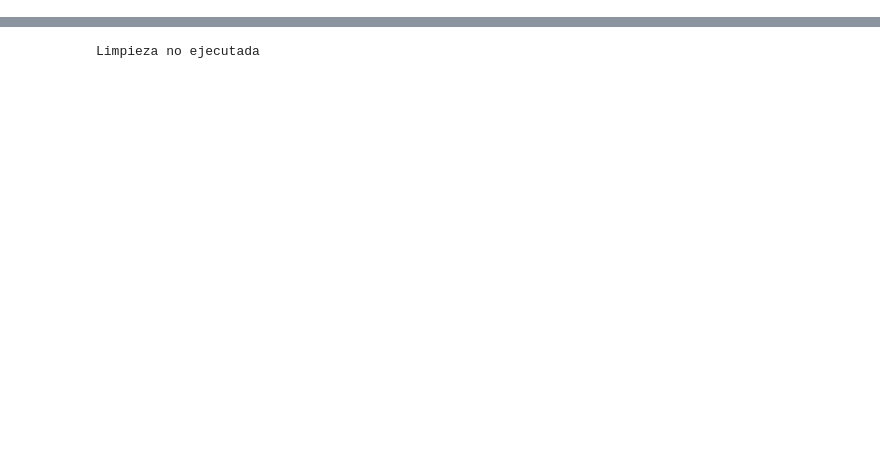
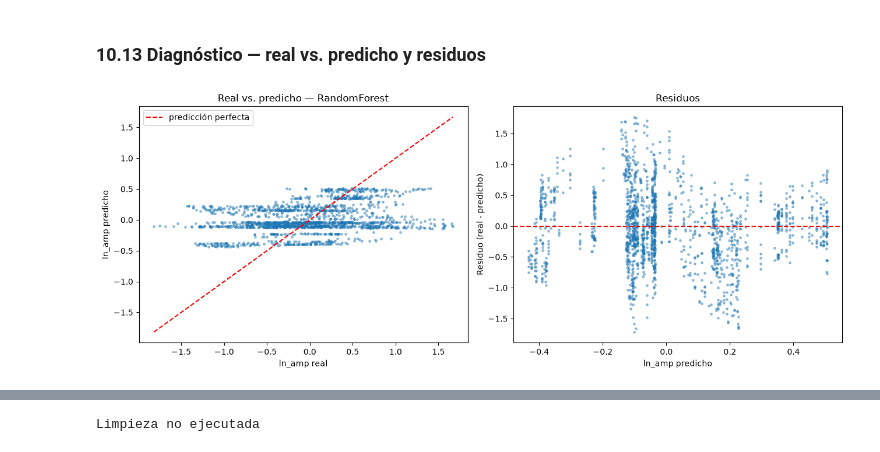
Before and after one commit to 23-Andres-QC/ProyectoFinalBigData, a Jupyter notebook: BigData_Grupo06_ProyectoFinal.ipynb, the cells around one changed output, grey strips where cells are left out. Saved outputs shown, nothing was run; the diff lists cells and outputs as text; code cells hidden in the pictures; blank space fills up the shorter version.

```diff
--- a/BigData_Grupo06_ProyectoFinal.ipynb
+++ b/BigData_Grupo06_ProyectoFinal.ipynb
@@ -3783,0 +1895,9 @@ display(metricas)
+# %%
+etapas_cat = indexers + [encoder] if cat_sel else []
+pipeline = Pipeline(stages=etapas_cat + [num_assembler, scaler] + ([cat_assembler] if cat_sel else []) + [final_assembler])
+
+model = pipeline.fit(train_sel)
+train_scaled = model.transform(train_sel)
+test_scaled = model.transform(test_sel)
+
+train_scaled.select(target, "features_scaled").show(5, truncate=True)
@@ -3783,0 +1948,16 @@ display(metricas)
+# %%
+reg_eval = RegressionEvaluator(labelCol=target, predictionCol="prediction")
+
+filas = []
+for name, pred in reg_preds.items():
+    filas.append({
+        "Modelo": name,
+        "RMSE": reg_eval.setMetricName("rmse").evaluate(pred),
+        "MAE": reg_eval.setMetricName("mae").evaluate(pred),
+        "R2": reg_eval.setMetricName("r2").evaluate(pred),
+    })
+
+tabla = pd.DataFrame(filas).sort_values("RMSE").reset_index(drop=True)
+print(tabla.round(3).to_string(index=False))
+mejor = tabla.loc[0, "Modelo"]
+print("\nMejor modelo según RMSE:", mejor)
@@ -3783,0 +1975,24 @@ display(metricas)
+# %% [markdown]
+### 10.13 Diagnóstico — real vs. predicho y residuos
+# %%
+muestra = reg_preds[mejor].select(target, "prediction").toPandas()
+muestra["residuo"] = muestra[target] - muestra["prediction"]
+
+fig, ax = plt.subplots(1, 2, figsize=(13, 5))
+ax[0].scatter(muestra[target], muestra["prediction"], s=6, alpha=0.4)
+lim = [muestra[target].min(), muestra[target].max()]
+ax[0].plot(lim, lim, "r--", label="predicción perfecta")
+ax[0].set_xlabel("ln_amp real")
+ax[0].set_ylabel("ln_amp predicho")
+ax[0].set_title(f"Real vs. predicho — {mejor}")
+ax[0].legend()
+
+ax[1].scatter(muestra["prediction"], muestra["residuo"], s=6, alpha=0.4)
+ax[1].axhline(0, color="r", linestyle="--")
+ax[1].set_xlabel("ln_amp predicho")
+ax[1].set_ylabel("Residuo (real - predicho)")
+ax[1].set_title("Residuos")
+plt.tight_layout()
+plt.show()
+# %% [output]
+[figure, added]
```
Also changed, not shown: parts of 323 cells of this notebook, 1 other file.
